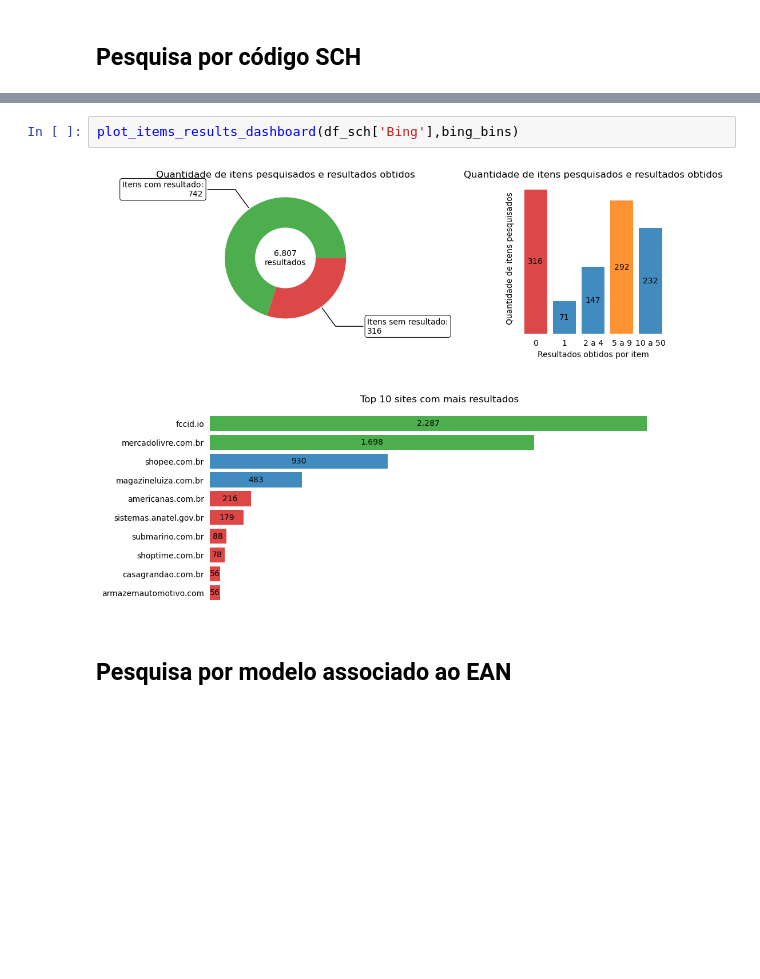
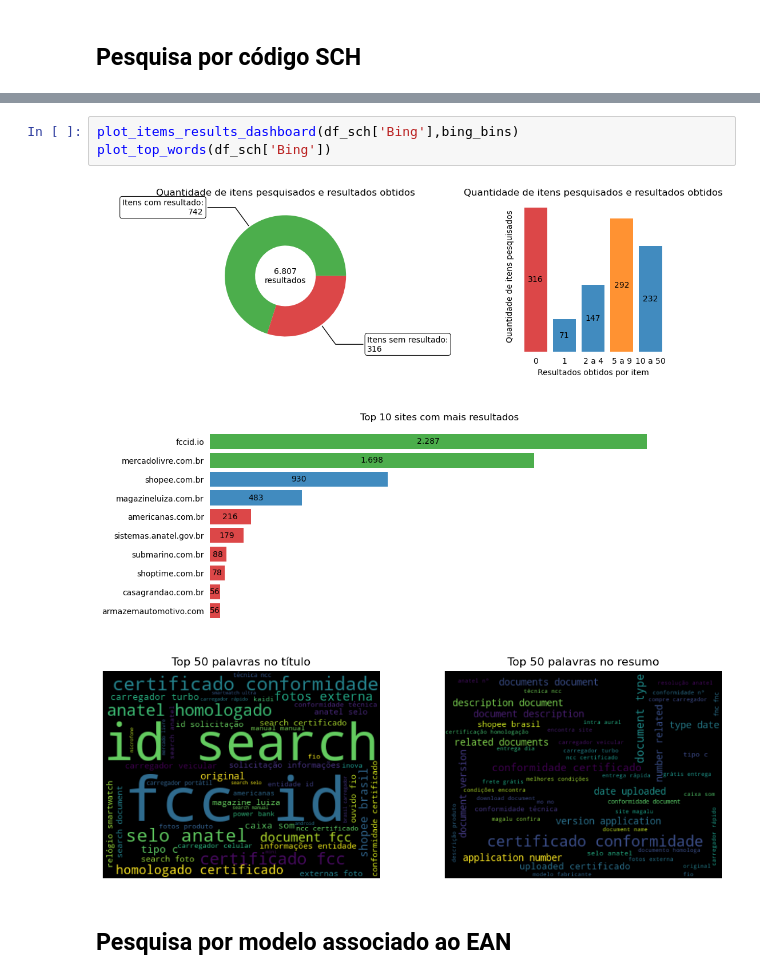
Before and after one commit to InovaFiscaliza/certificacao-homologacao, a Jupyter notebook: analise_exploratoria.ipynb, the cells around one changed output, grey strips where cells are left out. Drawn from its saved outputs; the diff is of its cells as text; blank space fills up the shorter version.

```diff
--- a/analise_exploratoria.ipynb
+++ b/analise_exploratoria.ipynb
@@ -404,7 +452,9 @@ plot_items_results_dashboard(df_sch['Google'])
 # %%
 plot_items_results_dashboard(df_sch['Bing'],bing_bins)
+plot_top_words(df_sch['Bing'])
 # %% [output]
 [figure]
+[figure, added]
 # %% [markdown]
 ## Pesquisa por modelo associado ao EAN
 # %%
```
Also changed, not shown: parts of 12 cells of this notebook.
